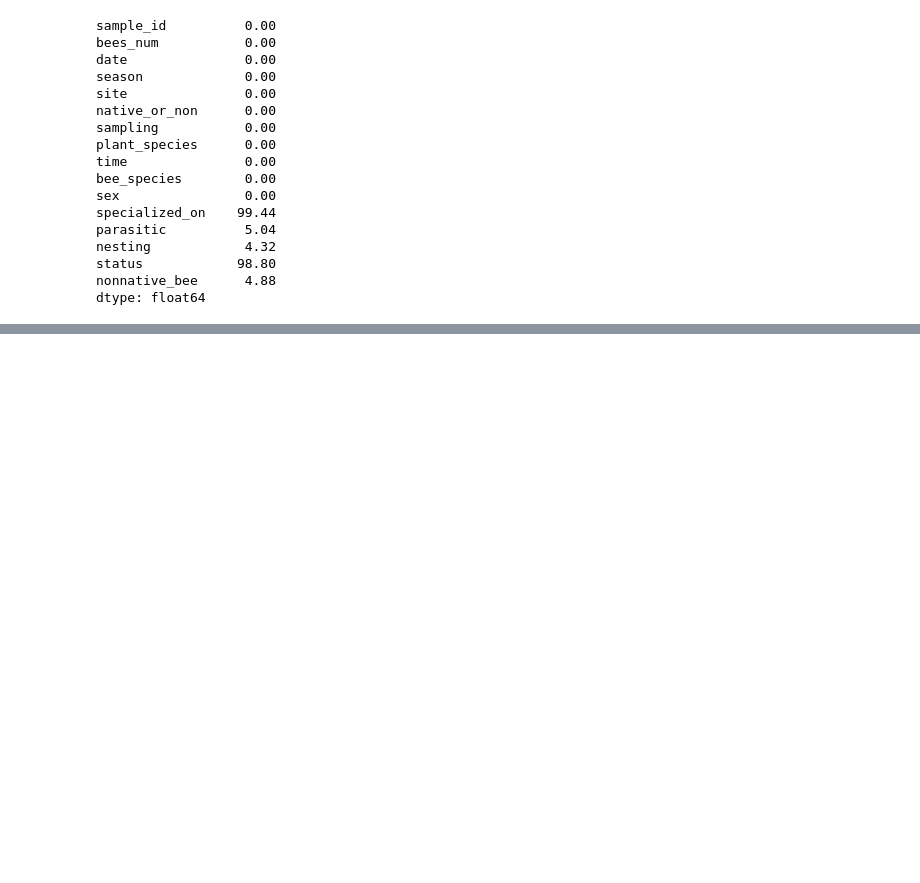
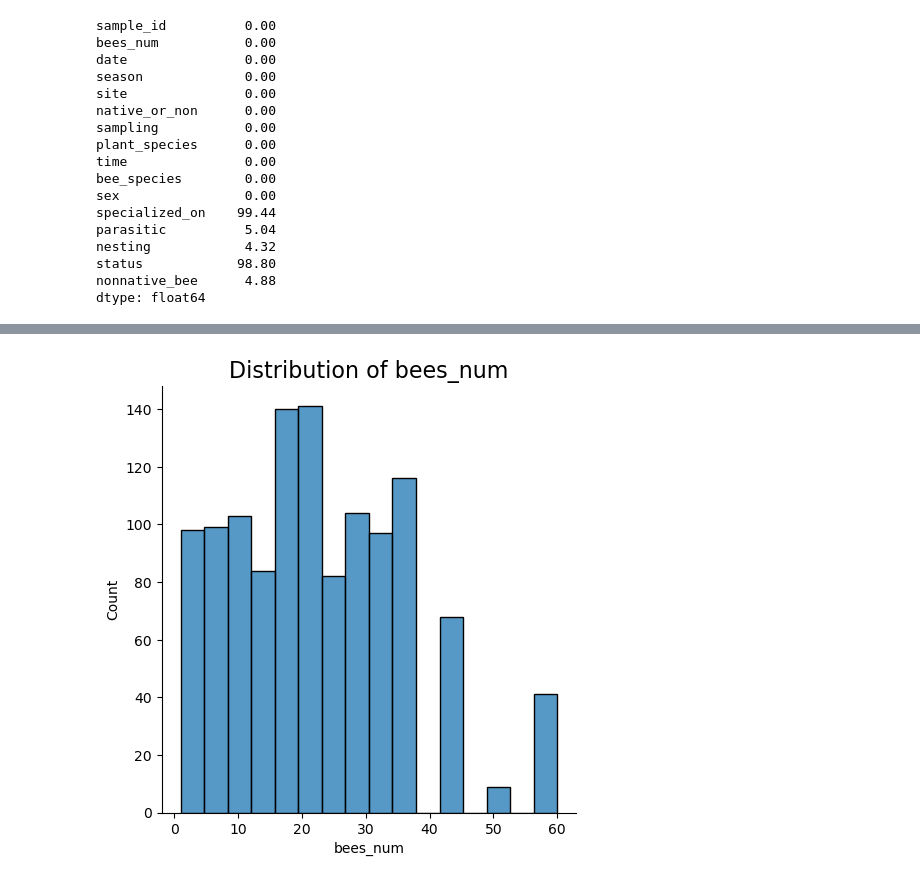
Before and after one commit to MukhammadSobirov/plants_and_bees, a Jupyter notebook: notebook.ipynb, the cells around one changed output, grey strips where cells are left out. Saved outputs shown, nothing was run; the diff lists cells and outputs as text; code cells hidden in the pictures; blank space fills up the shorter version.

```diff
--- a/notebook.ipynb
+++ b/notebook.ipynb
@@ -151,0 +190,7 @@ df['nonnative_bee'].value_counts().plot(kind='bar')
+# %%
+# plot the skewness of bees_num
+sns.displot(df['bees_num'])
+plt.title('Distribution of bees_num', fontsize=16)
+plt.show()
+# %% [output]
+[figure, added]
```
Also changed, not shown: parts of 19 cells of this notebook.
